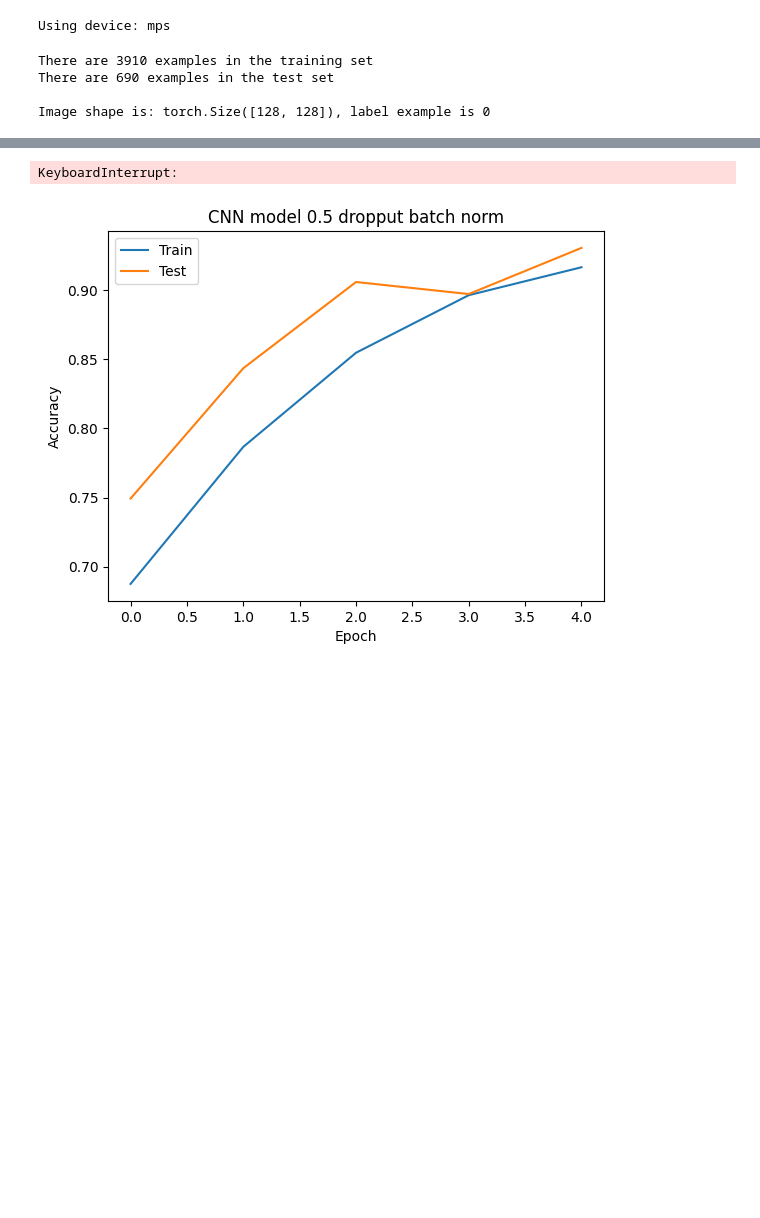
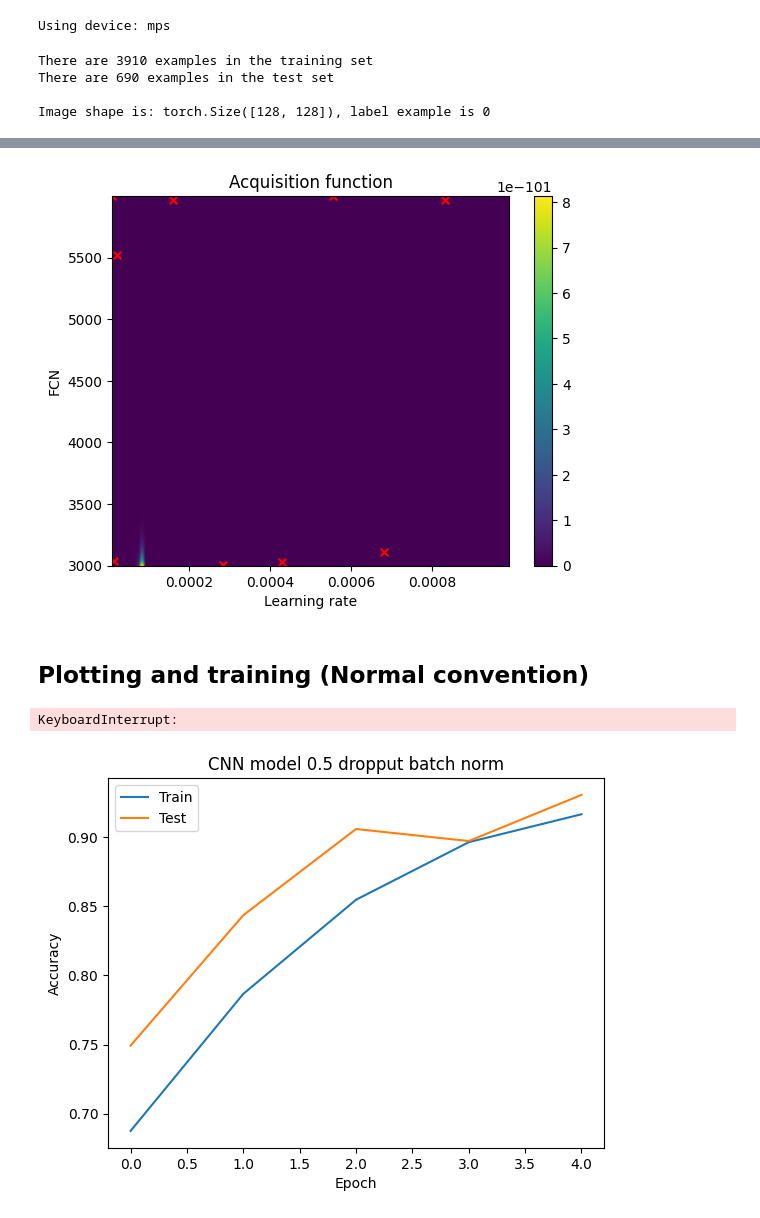
Before and after one commit to TeisAggerholm/02463_BO_project, a Jupyter notebook: VGG16D_v1.ipynb, the cells around one changed output, grey strips where cells are left out. Drawn from its saved outputs; the diff is of its cells as text; code cells hidden in the pictures; blank space fills up the shorter version.

```diff
--- a/VGG16D_v1.ipynb
+++ b/VGG16D_v1.ipynb
@@ -341,3 +395,20 @@ array([0.7057971 , 0.83623188])
+# %%
+import skopt
+#evaluate the acqusition function using skopt.acquisition.gaussian_ei and plot it
+acq_val = skopt.acquisition.gaussian_ei(X=pgrid_norm.T, model=model,xi=0.1,y_opt=opt.fun,return_grad=False)
+acq_val_img = np.array(acq_val).reshape(pgrid[0].shape[:2])
+
+plt.figure()
+plt.scatter(xx, yy, c='red', marker='x', label='Optimized points', s=30)
+plt.imshow(acq_val_img.T, origin='lower', extent=[pgrid[0].min(), pgrid[0].max(), pgrid[1].min(), pgrid[1].max()], aspect='auto')
+plt.colorbar()
+plt.xlabel('Learning rate')
+plt.ylabel('FCN')
+plt.title('Acquisition function');
+# %% [output]
+[figure, added]
+# %% [markdown]
+## Plotting and training (Normal convention)
 # %%
 in_channels = 1#next(iter(train_dataloader))[0].shape[1]
 in_width_height = next(iter(train_dataloader))[0].shape[-1]
```
Also changed, not shown: parts of 3 cells of this notebook, 3 other files.
